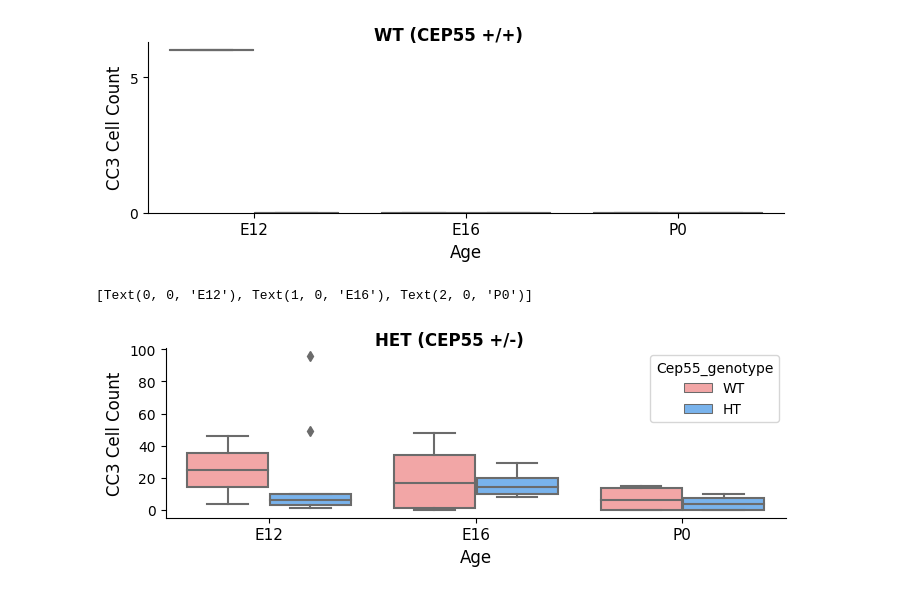
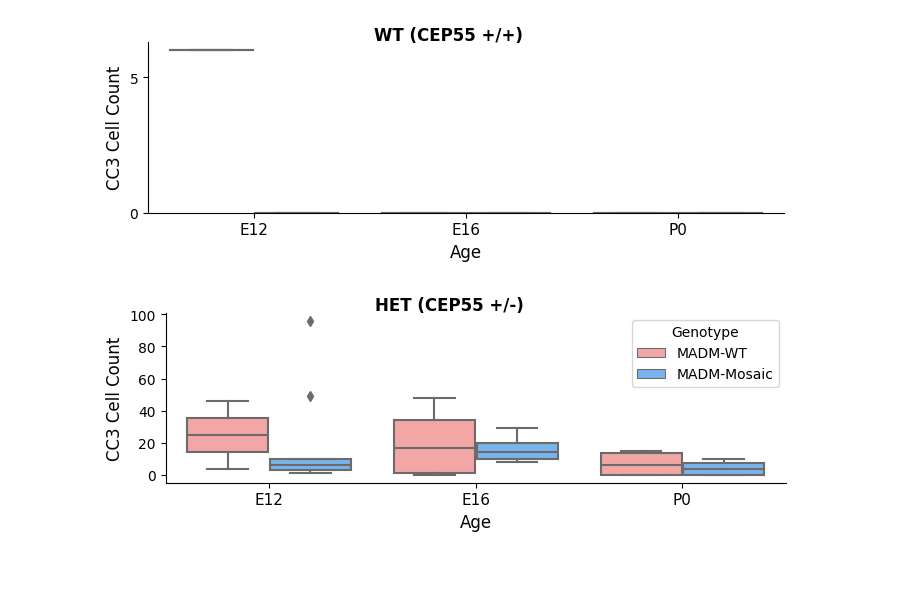
Before and after one commit to alzox/charts, a Jupyter notebook: notebooks/2025-04-13-brain.ipynb, the cells around one changed output. Saved outputs shown, nothing was run; the diff lists cells and outputs as text; code cells hidden in the pictures.

Commit message:
fix(brain): label

```diff
--- a/notebooks/2025-04-13-brain.ipynb
+++ b/notebooks/2025-04-13-brain.ipynb
@@ -283,15 +283,20 @@ g.ax.set_xticklabels(["E12", "E16", "P0"], fontsize=11)
 # %%
 g = sns.catplot(x="Age", y="Count", hue="Cep55_genotype", data=df_m[df_m["Cell_Type"] == "CEP55 +/-"], kind="box", height=5, aspect=1.5, hue_order=["WT", "HT"],
                 errorbar="se", palette=["#FF9999", "#66B3FF"], legend_out=False)
 fig = g.figure
 fig.set_size_inches(7, 2)
 # g.ax.set_yticks([0, 25, 50, 75, 100])
 # g._legend.remove()
 # Set Main title
 fig.suptitle("HET (CEP55 +/-)", fontsize=12, fontweight='bold', y=1.05)
 g.set_axis_labels("Age", "CC3 Cell Count", fontsize=12)
 g.ax.set_ylabel("CC3 Cell Count", fontsize=12)
 g.ax.set_xticklabels(["E12", "E16", "P0"], fontsize=11)
+
+# change legend title
+g._legend.set_title("Genotype")
+# change labels to MADM
+g._legend.texts[0].set_text("MADM-WT")
+g._legend.texts[1].set_text("MADM-Mosaic")
 # %% [output]
-[Text(0, 0, 'E12'), Text(1, 0, 'E16'), Text(2, 0, 'P0')]
-[figure, old version]
+[figure, new version]
```
